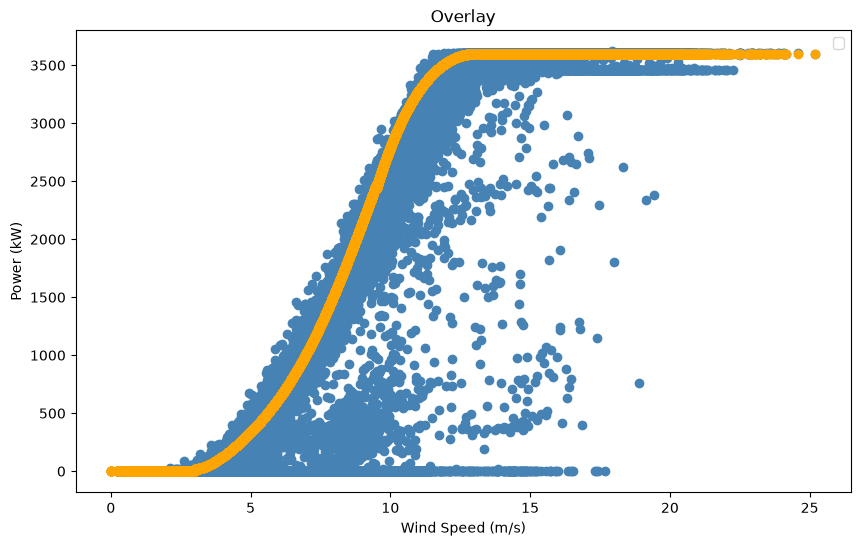
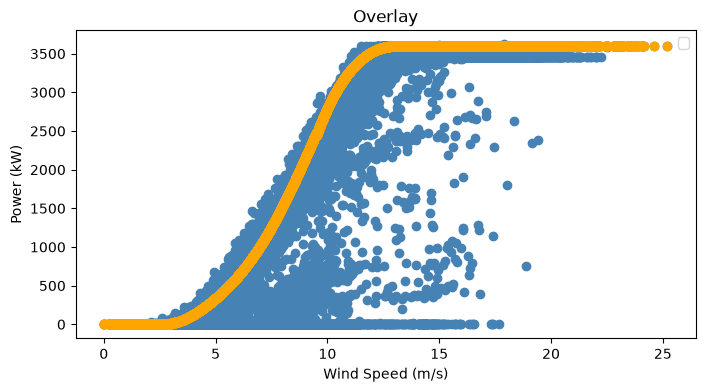
Code edit (unified diff) that turned the first committed figure into the second:
--- before
+++ after
@@ -1,3 +1,3 @@
-fig, ax = plt.subplots(figsize=(10, 6))
+fig, ax = plt.subplots(figsize=(8, 4))
 
 ax.scatter(df['Wind Speed (m/s)'], df['LV ActivePower (kW)'], color='steelblue')

Commit: residual